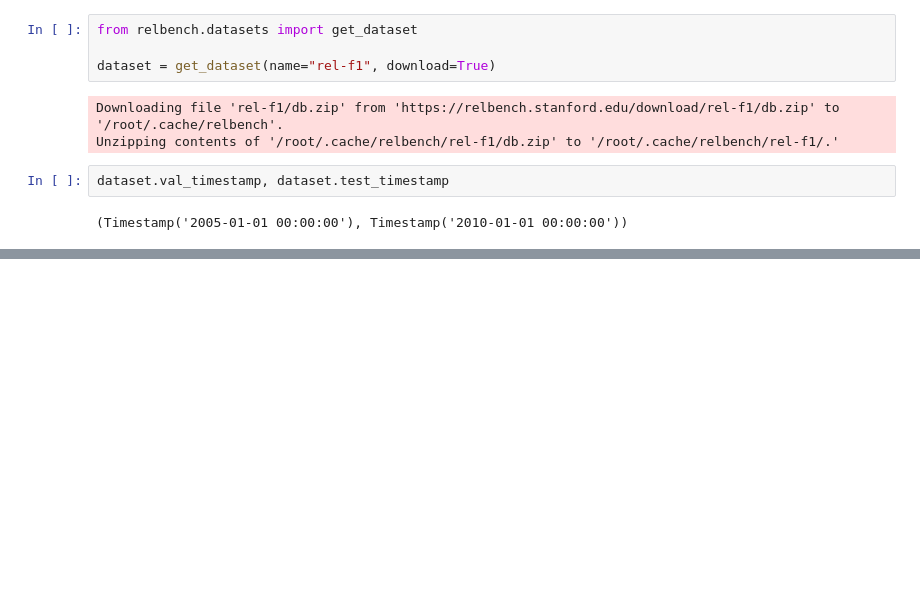
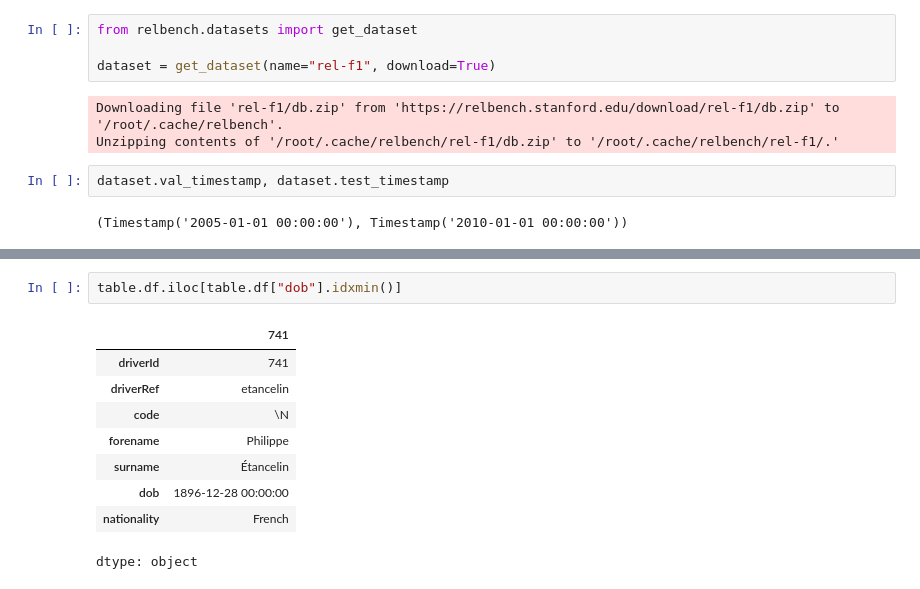
Before and after one commit to AnantChandra/google-colab, a Jupyter notebook: relbench_f1_dataset.ipynb, the cells around one changed output, grey strips where cells are left out. Drawn from its saved outputs; the diff is of its cells as text; blank space fills up the shorter version.

```diff
--- a/relbench_f1_dataset.ipynb
+++ b/relbench_f1_dataset.ipynb
@@ -51,0 +102,12 @@ dataset.val_timestamp, dataset.test_timestamp
+# %%
+table.df.iloc[table.df["dob"].idxmin()]
+# %% [output]
+|  | 741 |
+| driverId | 741 |
+| driverRef | etancelin |
+| code | \N |
+| forename | Philippe |
+| surname | Étancelin |
+| dob | 1896-12-28 00:00:00 |
+| nationality | French |
+dtype: object
```
Also changed, not shown: parts of 12 cells of this notebook.
